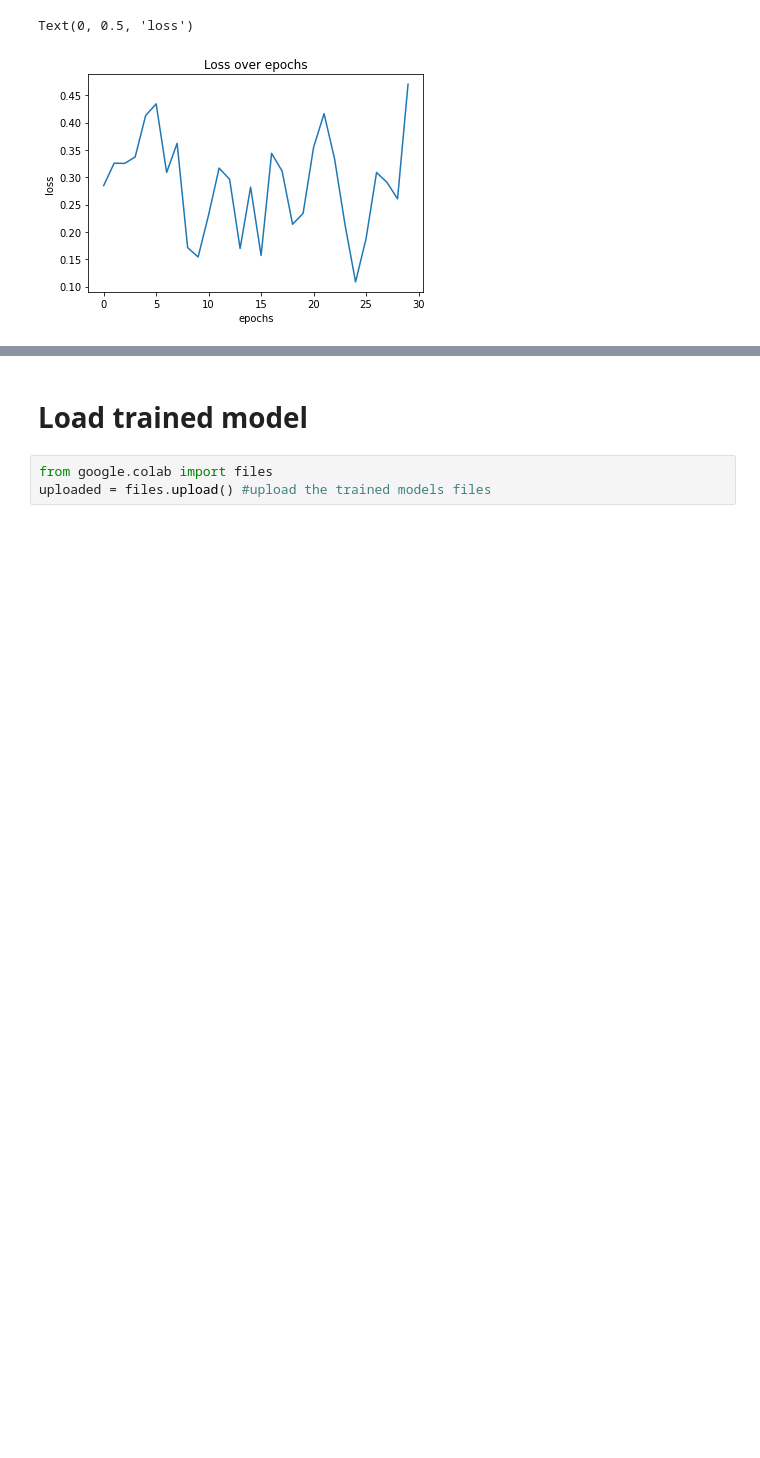
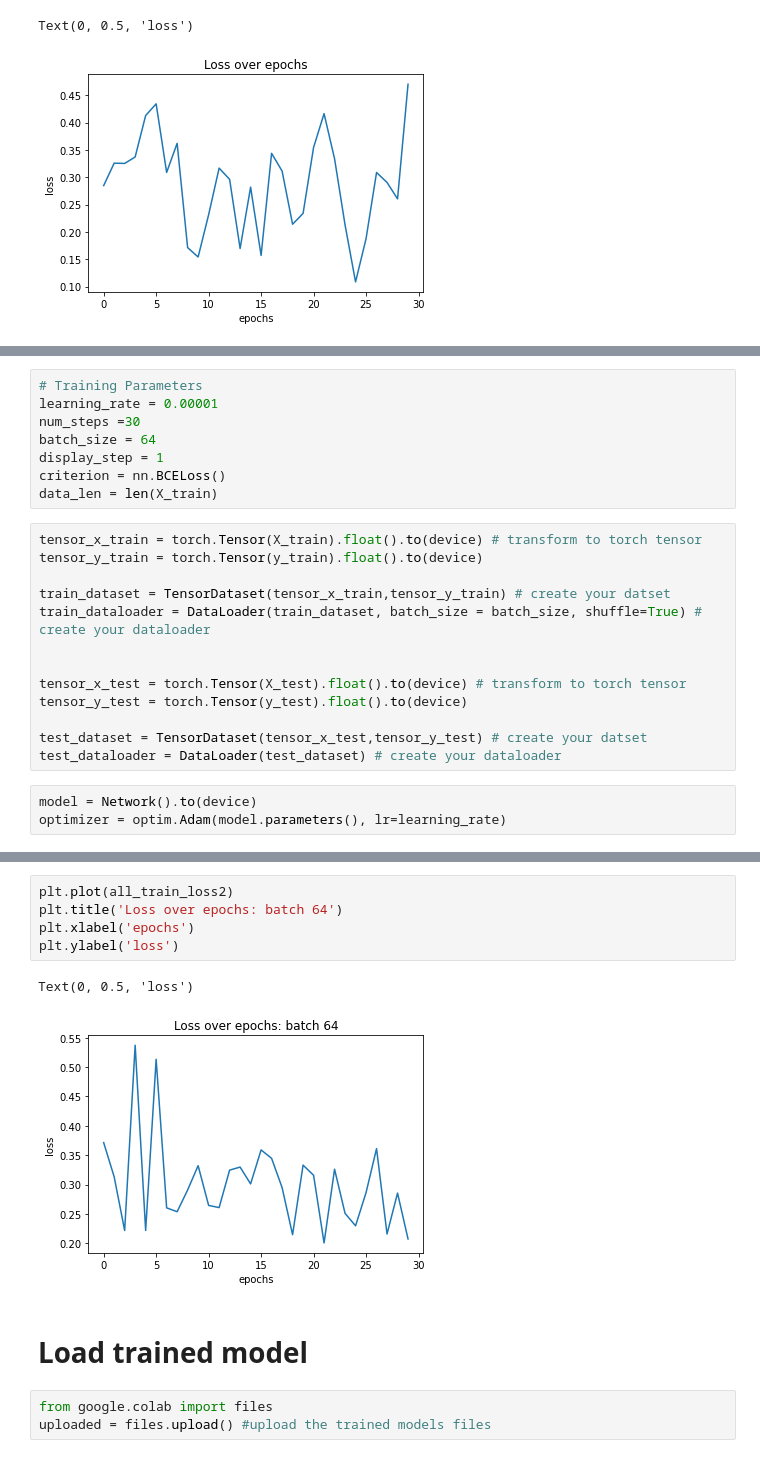
Before and after one commit to yonbrand/Gait-Recognition, a Jupyter notebook: gait_segmentation.ipynb, the cells around one changed output, grey strips where cells are left out. Saved outputs shown, nothing was run; the diff lists cells and outputs as text; blank space fills up the shorter version.

```diff
--- a/gait_segmentation.ipynb
+++ b/gait_segmentation.ipynb
@@ -325,0 +330,24 @@ Text(0, 0.5, 'loss')
+# %%
+# Training Parameters
+learning_rate = 0.00001
+num_steps =30
+batch_size = 64
+display_step = 1
+criterion = nn.BCELoss()
+data_len = len(X_train)
+# %%
+tensor_x_train = torch.Tensor(X_train).float().to(device) # transform to torch tensor
+tensor_y_train = torch.Tensor(y_train).float().to(device)
+
+train_dataset = TensorDataset(tensor_x_train,tensor_y_train) # create your datset
+train_dataloader = DataLoader(train_dataset, batch_size = batch_size, shuffle=True) # create your dataloader
+
+
+tensor_x_test = torch.Tensor(X_test).float().to(device) # transform to torch tensor
+tensor_y_test = torch.Tensor(y_test).float().to(device)
+
+test_dataset = TensorDataset(tensor_x_test,tensor_y_test) # create your datset
+test_dataloader = DataLoader(test_dataset) # create your dataloader
+# %%
+model = Network().to(device)
+optimizer = optim.Adam(model.parameters(), lr=learning_rate)
@@ -326,3 +434,11 @@ Text(0, 0.5, 'loss')
+# %%
+plt.plot(all_train_loss2)
+plt.title('Loss over epochs: batch 64')
+plt.xlabel('epochs')
+plt.ylabel('loss')
+# %% [output]
+Text(0, 0.5, 'loss')
+[figure, added]
 # %% [markdown]
 # Load trained model
 # %%
```
Also changed, not shown: parts of 7 cells of this notebook.
